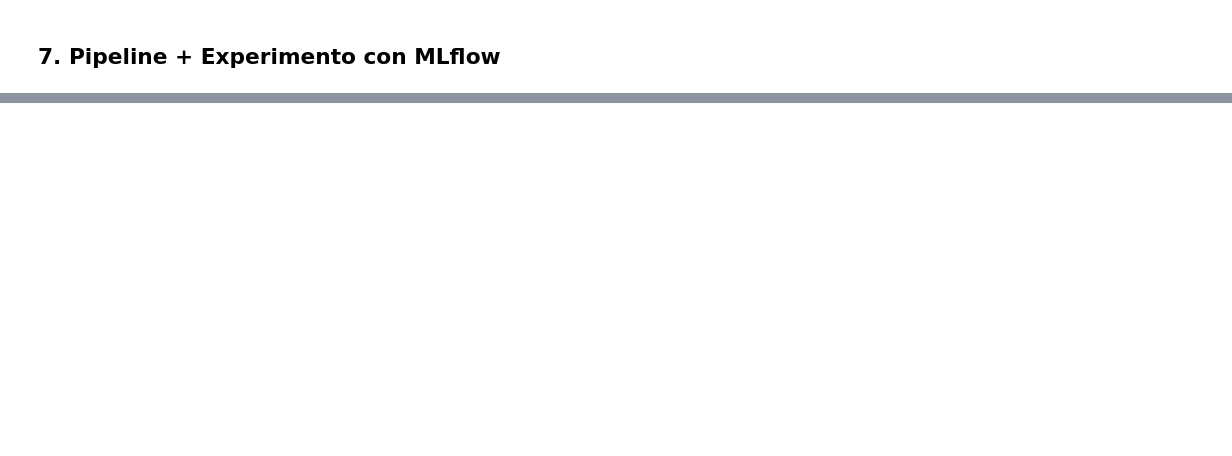
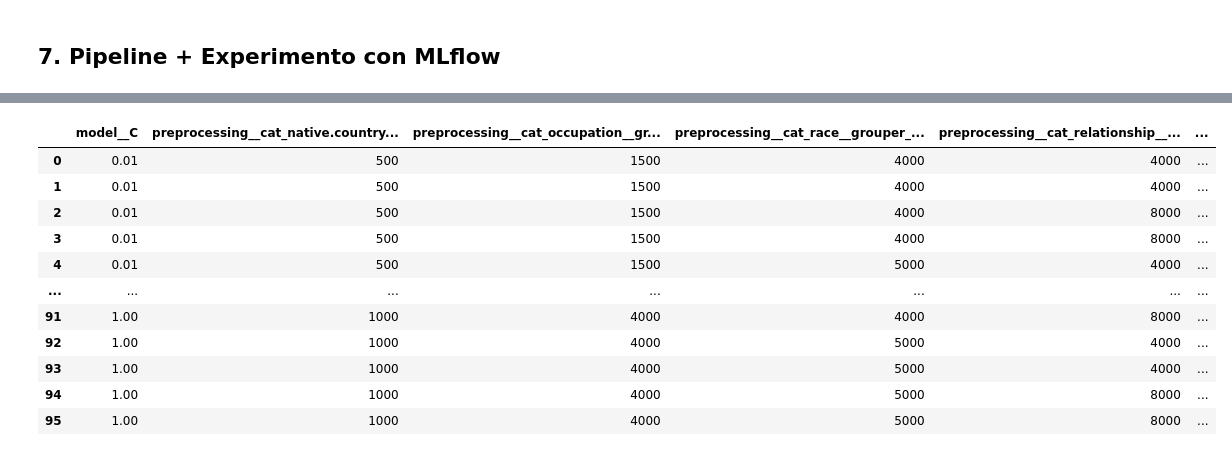
Before and after one commit to XavrV/mini-project-income, a Jupyter notebook: 01_pipeline_explorable.ipynb, the cells around one changed output, grey strips where cells are left out. Cells and saved outputs as stored; diff of their text form; code cells hidden in the pictures; blank space fills up the shorter version.

```diff
--- a/01_pipeline_explorable.ipynb
+++ b/01_pipeline_explorable.ipynb
@@ -81,5 +240,5 @@ experiment.run_gridsearch_experiment(
     splits["X_test"], splits["y_test"],
     scoring="accuracy",
     out_dir="results_out",
-    tags={"proyecto": "mini_project_income", "autor": "Javiercito"}
+    tags={"proyecto": "miniproject_adult_income1", "autor": "Javier"}
 )
@@ -85,0 +251,74 @@ experiment.run_gridsearch_experiment(
+# %%
+## GROUPING TUNE EXPERIMENT
+
+import pandas as pd
+import os
+import sys
+sys.path.append('src')
+from pipeline import make_pipeline_for_experiment  # o desde tu namespace, según estés trabajando
+from experiment import setup_mlflow_experiment, run_gridsearch_experiment
+from sklearn.model_selection import GridSearchCV
+
+# 1. Construye el pipeline actual con el config y features_dict
+pipe = make_pipeline_for_experiment(config, features_dict)
+
+# 2. Define el param_grid SOLO con min_freq relevantes
+param_grid = {
+    "preprocessing__cat_workclass__grouper__min_freq": [3000, 5000],
+    "preprocessing__cat_occupation__grouper__min_freq": [1500, 4000],
+    "preprocessing__cat_relationship__grouper__min_freq": [4000, 8000],
+    "preprocessing__cat_race__grouper__min_freq": [4000, 5000],
+    "preprocessing__cat_native.country__grouper__min_freq": [500, 1000],
+    "model__C": [0.01, 0.1, 1],
+    "preprocessing__num__outlier__strategy": ["clip"],  # fijo porque ya lo probaste
+}
+
+# 3. Setup de MLflow para este experimento
+setup_mlflow_experiment(
+    tracking_uri=config["mlflow"]["tracking_uri"],
+    experiment_name=config["mlflow"]["experiment_name"] + "_grouping_tune"
+)
+
+# 4. Lanza el GridSearch y guarda resultados completos (esto también trackea en MLflow)
+# Guardamos el GridSearch para poder inspeccionar los resultados luego:
+
+grid = GridSearchCV(
+    estimator=pipe,
+    param_grid=param_grid,
+    scoring="accuracy",
+    cv=5,
+    n_jobs=-1,
+    verbose=2,
+    return_train_score=True,
+)
+grid.fit(splits["X_train"], splits["y_train"])
+
+# 5. Registramos, para cada combinación, cuántas categorías quedan en cada variable agrupada
+results = []
+for i, params in enumerate(grid.cv_results_['params']):
+    row = params.copy()
+    # Creamos el pipeline con estos params específicos
+    pipe.set_params(**params)
+    # Fit solo en train para ver los grouper resultantes
+    pipe.fit(splits["X_train"], splits["y_train"])
+    # Extraemos el CategoryGrouper de cada variable y contamos cuántas categorías sobrevivieron
+    for cat in ['workclass', 'occupation', 'relationship', 'race', 'native.country']:
+        try:
+            grouper = pipe.named_steps['preprocessing'].named_transformers_[f'cat_{cat}'].named_steps['grouper']
+            n_cats = len(grouper.major_cats_)  # Categorías que quedan (no agrupadas como Other)
+            row[f"{cat}_n_cats"] = n_cats + 1  # +1 por el grupo 'Other'
+        except Exception as e:
+            row[f"{cat}_n_cats"] = "N/A"
+    results.append(row)
+
+# 6. Guardamos y mostramos la tabla interpretativa
+os.makedirs("results_out_grouping", exist_ok=True)
+df_grouping_results = pd.DataFrame(results)
+df_grouping_results.to_csv("results_out_grouping/minfreq_category_counts.csv", index=False)
+print("Tabla de combinaciones de min_freq y número de categorías finales por variable:")
+display(df_grouping_results)
+
+# 7. (Opcional) Si quieres también registrar la mejor combinación encontrada:
+print("\nMejor combinación encontrada (según score):")
+print(grid.best_params_)
+# %% [output]
@@ -85,0 +342,12 @@ experiment.run_gridsearch_experiment(
+|  | model__C | preprocessing__cat_native.country... | preprocessing__cat_occupation__gr... | preprocessing__cat_race__grouper_... | preprocessing__cat_relationship__... | ... |
+| 0 | 0.01 | 500 | 1500 | 4000 | 4000 | ... |
+| 1 | 0.01 | 500 | 1500 | 4000 | 4000 | ... |
+| 2 | 0.01 | 500 | 1500 | 4000 | 8000 | ... |
+| 3 | 0.01 | 500 | 1500 | 4000 | 8000 | ... |
+| 4 | 0.01 | 500 | 1500 | 5000 | 4000 | ... |
+| ... | ... | ... | ... | ... | ... | ... |
+| 91 | 1.00 | 1000 | 4000 | 4000 | 8000 | ... |
+| 92 | 1.00 | 1000 | 4000 | 5000 | 4000 | ... |
+| 93 | 1.00 | 1000 | 4000 | 5000 | 4000 | ... |
+| 94 | 1.00 | 1000 | 4000 | 5000 | 8000 | ... |
+| 95 | 1.00 | 1000 | 4000 | 5000 | 8000 | ... |
```
Also changed, not shown: parts of 14 cells of this notebook, 7 other files.
